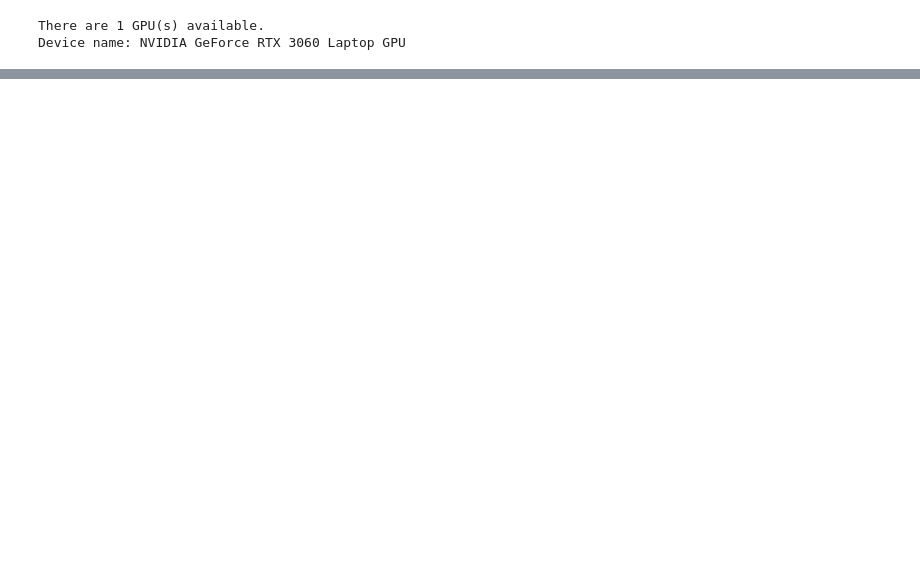
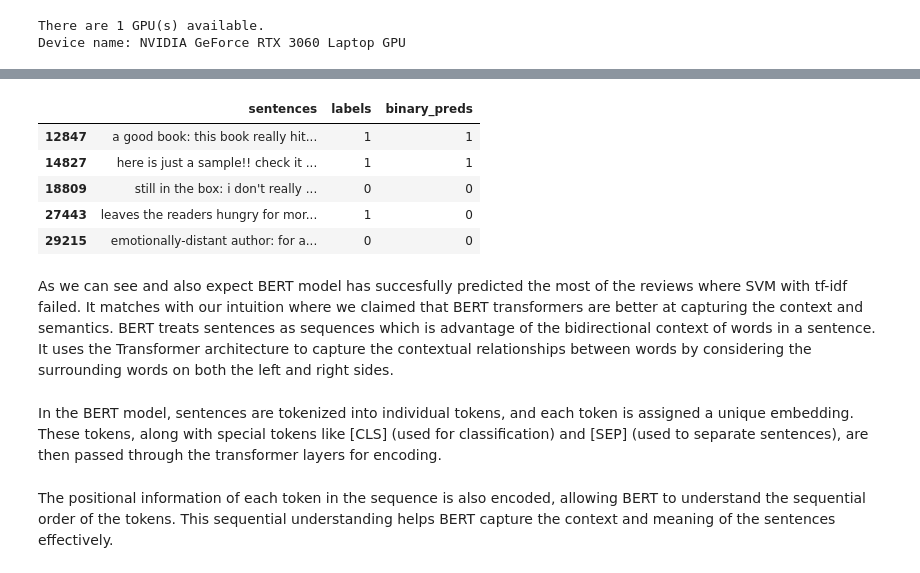
Before and after one commit to mehmetegekacar/Data-Mining-Project, a Jupyter notebook: Bert.ipynb, the cells around one changed output, grey strips where cells are left out. Saved outputs shown, nothing was run; the diff lists cells and outputs as text; code cells hidden in the pictures; blank space fills up the shorter version.

```diff
--- a/Bert.ipynb
+++ b/Bert.ipynb
@@ -76,0 +604,18 @@ ValueError: too many values to unpack (expected 2)
+# %%
+pd.set_option('display.max_colwidth', None)
+# test[test["labels"] != test["y_pred"]].sample(5)
+indices = [27443, 29215, 14827 ,18809 ,12847]
+test[test.index.isin(indices)]
+# %% [output]
+|  | sentences | labels | binary_preds |
+| 12847 | a good book: this book really hit... | 1 | 1 |
+| 14827 | here is just a sample!! check it ... | 1 | 1 |
+| 18809 | still in the box: i don't really ... | 0 | 0 |
+| 27443 | leaves the readers hungry for mor... | 1 | 0 |
+| 29215 | emotionally-distant author: for a... | 0 | 0 |
+# %% [markdown]
+As we can see and also expect BERT model has succesfully predicted the most of the reviews where SVM with tf-idf failed. It matches with our intuition where we claimed that BERT transformers are better at capturing the context and semantics. BERT treats sentences as sequences which is advantage of the bidirectional context of words in a sentence. It uses the Transformer architecture to capture the contextual relationships between words by considering the surrounding words on both the left and right sides.
+# %% [markdown]
+In the BERT model, sentences are tokenized into individual tokens, and each token is assigned a unique embedding. These tokens, along with special tokens like [CLS] (used for classification) and [SEP] (used to separate sentences), are then passed through the transformer layers for encoding.
+# %% [markdown]
+The positional information of each token in the sequence is also encoded, allowing BERT to understand the sequential order of the tokens. This sequential understanding helps BERT capture the context and meaning of the sentences effectively.
```
Also changed, not shown: parts of 32 cells of this notebook, 4 other files.
